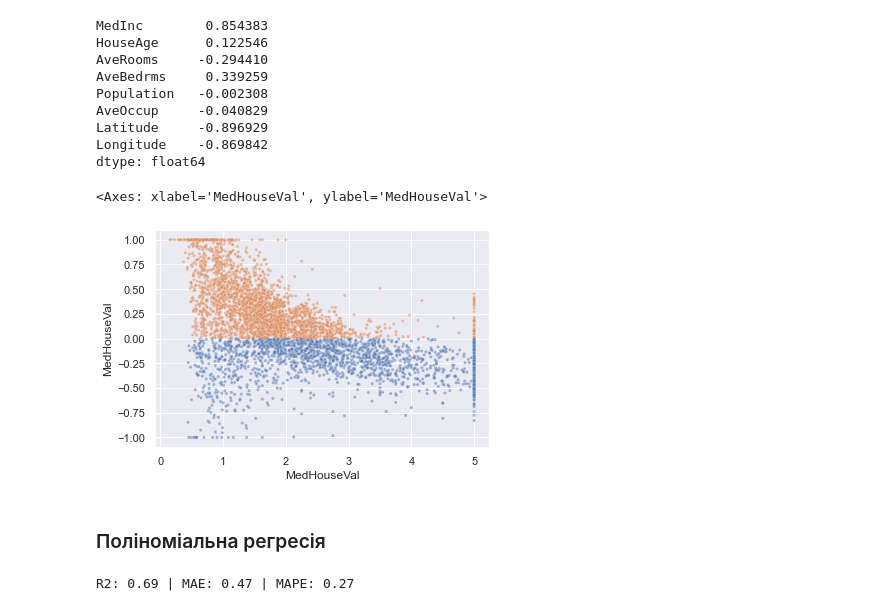
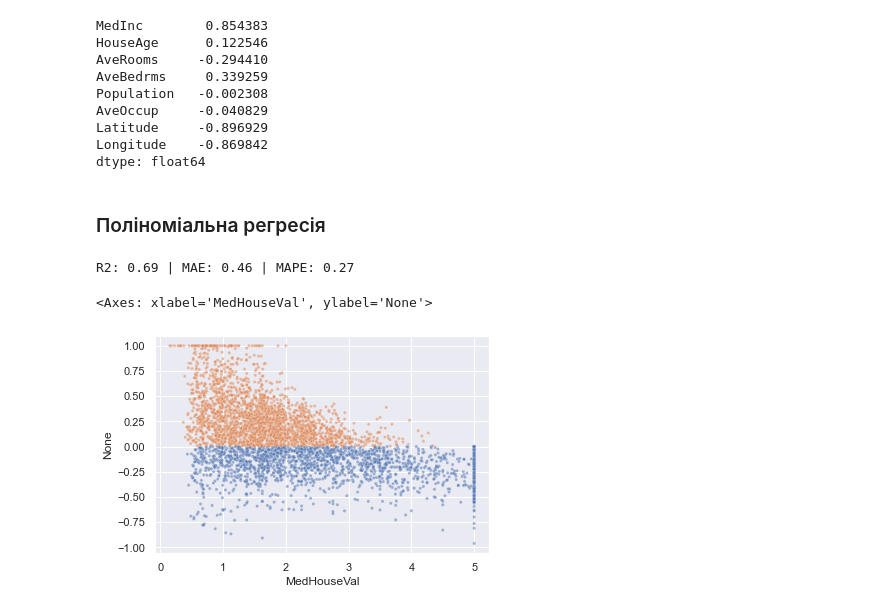
Before and after one commit to goitacademy/MACHINE-LEARNING-NEO, a Jupyter notebook: notebooks/mod_02_topic_03_linear_regression.ipynb, the cells around one changed output. Saved outputs shown, nothing was run; the diff lists cells and outputs as text; code cells hidden in the pictures.

```diff
--- a/notebooks/mod_02_topic_03_linear_regression.ipynb
+++ b/notebooks/mod_02_topic_03_linear_regression.ipynb
@@ -180,5 +180,8 @@ X_train_scaled.describe()
 model = LinearRegression().fit(X_train_scaled, y_train)
 y_pred = model.predict(X_test_scaled)
 
-y_pred
+ymin, ymax = y_train.agg(['min', 'max']).values
+
+y_pred = pd.Series(y_pred, index=X_test_scaled.index).clip(ymin, ymax)
+y_pred.head()
 # %% [output]
@@ -206,19 +213,6 @@ AveOccup     -0.040829
 Latitude     -0.896929
 Longitude    -0.869842
 dtype: float64
-# %%
-pct_error = (y_pred / y_test - 1).clip(-1, 1)
-
-sns.scatterplot(
-    x=y_test,
-    y=pct_error,
-    hue=pct_error.gt(0),
-    alpha=0.5,
-    s=10,
-    legend=False)
-# %% [output]
-<Axes: xlabel='MedHouseVal', ylabel='MedHouseVal'>
-[figure, removed]
 # %% [markdown]
 ### Поліноміальна регресія
 # %%
@@ -230,6 +224,7 @@ Xts = poly.transform(X_test_scaled)
 
 model_upd = LinearRegression().fit(Xtr, y_train)
 y_pred_upd = model_upd.predict(Xts)
+y_pred_upd = pd.Series(y_pred_upd, index=Xts.index).clip(ymin, ymax)
 
 r_sq_upd = model_upd.score(Xtr, y_train)
 mae_upd = mean_absolute_error(y_test, y_pred_upd)
@@ -237,4 +232,17 @@ mape_upd = mean_absolute_percentage_error(y_test, y_pred_upd)
 
 print(f'R2: {r_sq_upd:.2f} | MAE: {mae_upd:.2f} | MAPE: {mape_upd:.2f}')
 # %% [output]
-R2: 0.69 | MAE: 0.47 | MAPE: 0.27
+R2: 0.69 | MAE: 0.46 | MAPE: 0.27
+# %%
+pct_error = (y_pred_upd / y_test - 1).clip(-1, 1)
+
+sns.scatterplot(
+    x=y_test,
+    y=pct_error,
+    hue=pct_error.gt(0),
+    alpha=0.5,
+    s=10,
+    legend=False)
+# %% [output]
+<Axes: xlabel='MedHouseVal', ylabel='None'>
+[figure, added]
```
Also changed, not shown: parts of 3 cells of this notebook, 1 other file.
